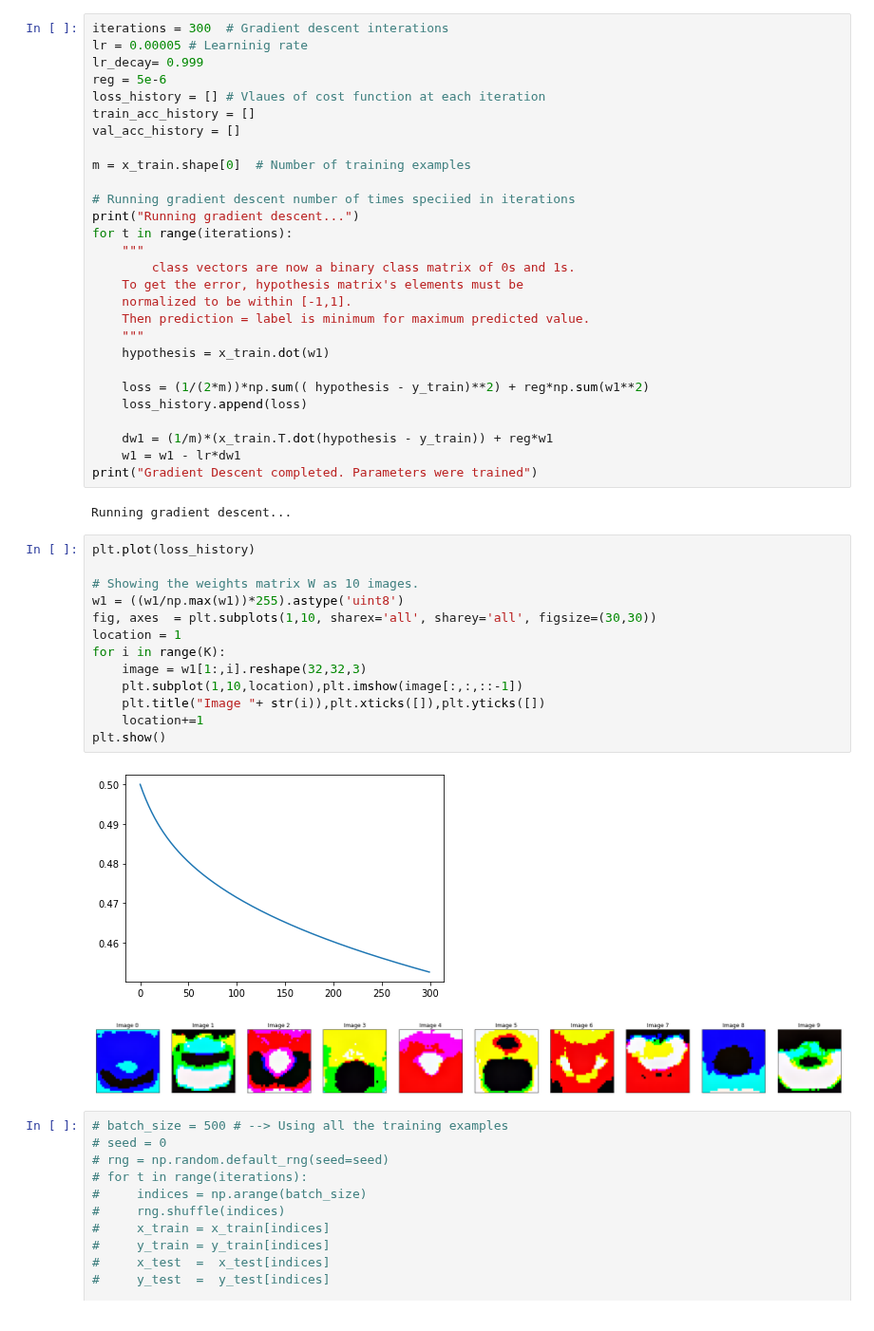
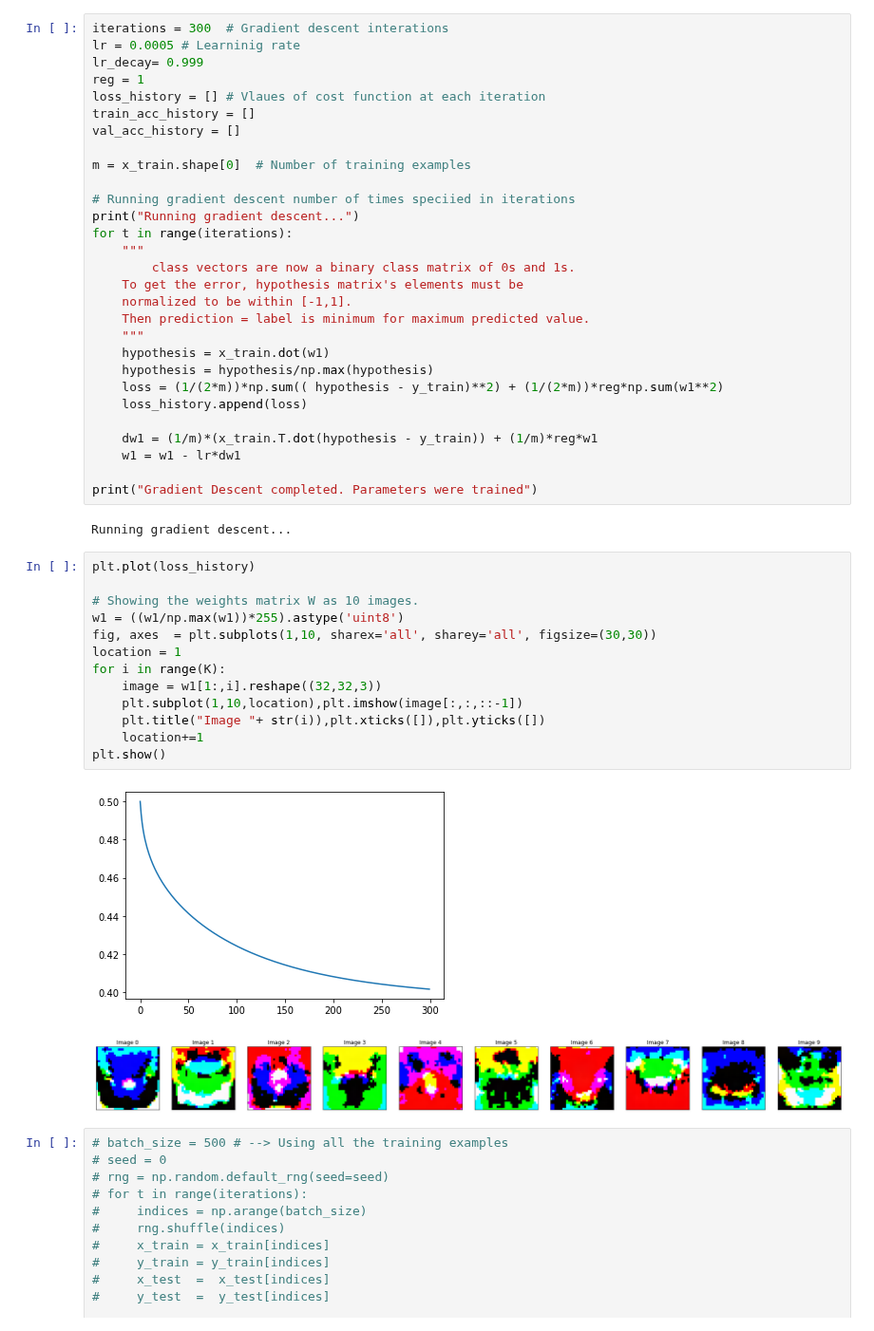
Before and after one commit to bimalka98/Computer-Vision-and-Image-Processing, a Jupyter notebook: EN2550Assignments/A4/180631J_a04.ipynb, the cells around one changed output. Shown at 95% size. Drawn from its saved outputs; the diff is of its cells as text.

```diff
--- a/EN2550Assignments/A4/180631J_a04.ipynb
+++ b/EN2550Assignments/A4/180631J_a04.ipynb
@@ -87,8 +97,8 @@ Pre-processing completed. Ready to train Parameters...
 # %%
 iterations = 300  # Gradient descent interations
-lr = 0.00005 # Learninig rate
+lr = 0.0005 # Learninig rate
 lr_decay= 0.999
-reg = 5e-6
+reg = 1
 loss_history = [] # Vlaues of cost function at each iteration
 train_acc_history = []
 val_acc_history = []
@@ -105,31 +115,32 @@ for t in range(iterations):
     Then prediction = label is minimum for maximum predicted value.
     """
     hypothesis = x_train.dot(w1)
-
-    loss = (1/(2*m))*np.sum(( hypothesis - y_train)**2) + reg*np.sum(w1**2)
+    hypothesis = hypothesis/np.max(hypothesis)
+    loss = (1/(2*m))*np.sum(( hypothesis - y_train)**2) + (1/(2*m))*reg*np.sum(w1**2)
     loss_history.append(loss)
 
-    dw1 = (1/m)*(x_train.T.dot(hypothesis - y_train)) + reg*w1
+    dw1 = (1/m)*(x_train.T.dot(hypothesis - y_train)) + (1/m)*reg*w1
     w1 = w1 - lr*dw1
+
 print("Gradient Descent completed. Parameters were trained")
 # %% [output]
 Running gradient descent...
 # %%
 plt.plot(loss_history)
 
 # Showing the weights matrix W as 10 images.
 w1 = ((w1/np.max(w1))*255).astype('uint8')
 fig, axes  = plt.subplots(1,10, sharex='all', sharey='all', figsize=(30,30))
 location = 1
 for i in range(K):
-    image = w1[1:,i].reshape(32,32,3)
+    image = w1[1:,i].reshape((32,32,3))
     plt.subplot(1,10,location),plt.imshow(image[:,:,::-1])
     plt.title("Image "+ str(i)),plt.xticks([]),plt.yticks([])
     location+=1
 plt.show()
 # %% [output]
-[figure, old version]
+[figure, new version]
-[figure, old version]
+[figure, new version]
 # %%
 # batch_size = 500 # --> Using all the training examples
 # seed = 0
```
Also changed, not shown: parts of 2 cells of this notebook.
